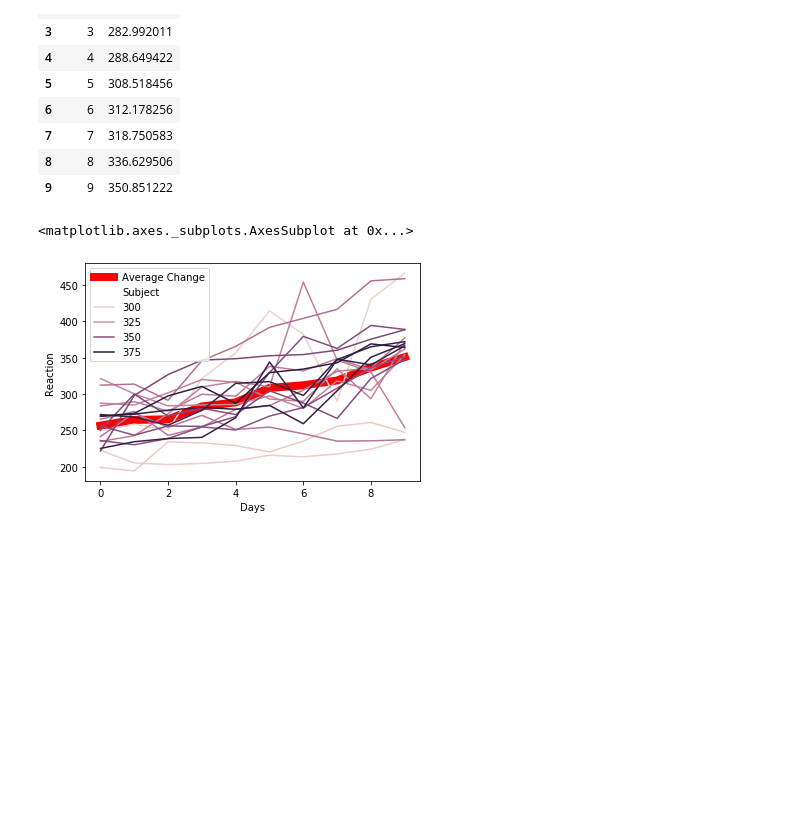
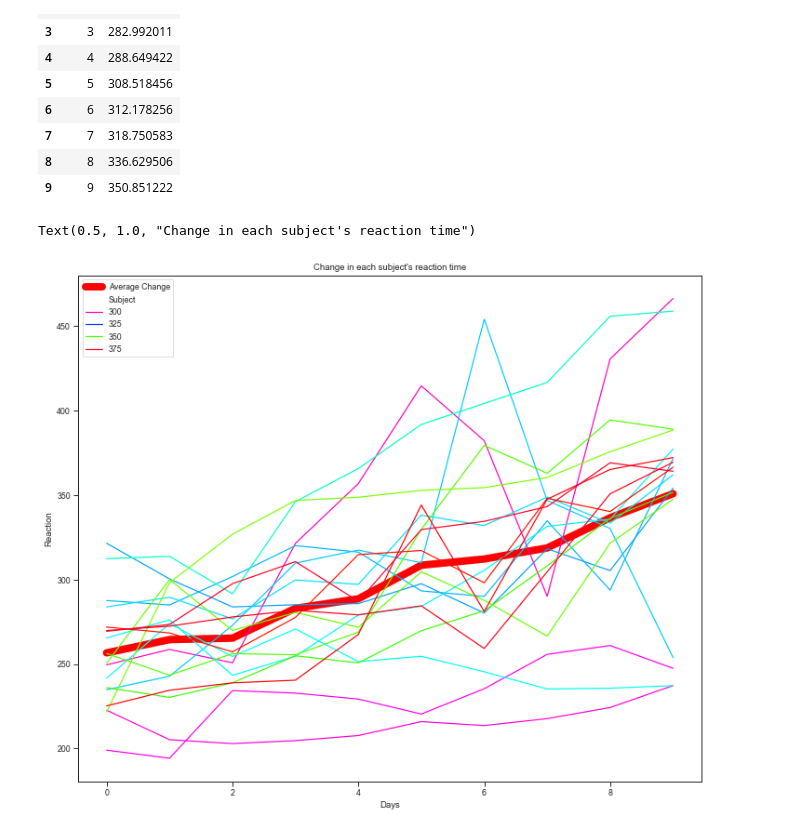
Before and after one commit to GabbyBarajasBroussard/numpy-pandas-visualization-exercise, a Jupyter notebook: seaborn_exercises.ipynb, the cells around one changed output. Saved outputs shown, nothing was run; the diff lists cells and outputs as text; code cells hidden in the pictures; blank space fills up the shorter version.

Commit message:
updating colors and titles

```diff
--- a/seaborn_exercises.ipynb
+++ b/seaborn_exercises.ipynb
@@ -183,4 +143,5 @@ Does whether or not a province is Catholic influence fertility?
 # %%
+palette= sns.set_palette('mako_r')
 sns.relplot(x='Agriculture', y='Fertility', data=swiss)
 # %% [output]
 <seaborn.axisgrid.FacetGrid at 0x...>
@@ -188,4 +149,5 @@ sns.relplot(x='Agriculture', y='Fertility', data=swiss)
 # %%
+palette= sns.set_palette('nipy_spectral_r')
 sns.relplot(x='Examination', y='Fertility', data=swiss)
 # %% [output]
 <seaborn.axisgrid.FacetGrid at 0x...>
@@ -193,4 +155,5 @@ sns.relplot(x='Examination', y='Fertility', data=swiss)
 # %%
+palette= sns.set_palette('gist_earth')
 sns.relplot(x='Education', y='Fertility', data=swiss)
 # %% [output]
 <seaborn.axisgrid.FacetGrid at 0x...>
@@ -198,4 +161,5 @@ sns.relplot(x='Education', y='Fertility', data=swiss)
 # %%
+palette= sns.set_palette('icefire_r')
 sns.relplot(x='Infant.Mortality', y='Fertility', data=swiss)
 # %% [output]
 <seaborn.axisgrid.FacetGrid at 0x...>
@@ -304,10 +283,11 @@ avg_change
 | 8 | 8 | 336.629506 |
 | 9 | 9 | 350.851222 |
 # %%
-plt.plot(avg_change.index, avg_change.Reaction, linewidth=8, label='Average Change', c='red', linestyle="-")
-plt.legend('Average Change')
-plt.title('R')
-sns.lineplot (x='Days', y='Reaction',hue='Subject',data=sleep_study, ci=95)
+plt.figure(figsize=(12, 10))
+plt.plot(avg_change.index, avg_change.Reaction, linewidth=8, label='Average Change', c='red', linestyle="-") #plotting the average change
+plt.legend('Average Change') # adding the average change to my legend
+sns.lineplot (x='Days', y='Reaction',hue='Subject',data=sleep_study, palette='gist_rainbow_r') # plotting each subjects reaction times over days
+plt.title("Change in each subject's reaction time") #adding title to chart
 # %% [output]
-<matplotlib.axes._subplots.AxesSubplot at 0x...>
+Text(0.5, 1.0, "Change in each subject's reaction time")
-[figure, old version]
+[figure, new version]
```
Also changed, not shown: parts of 22 cells of this notebook.
